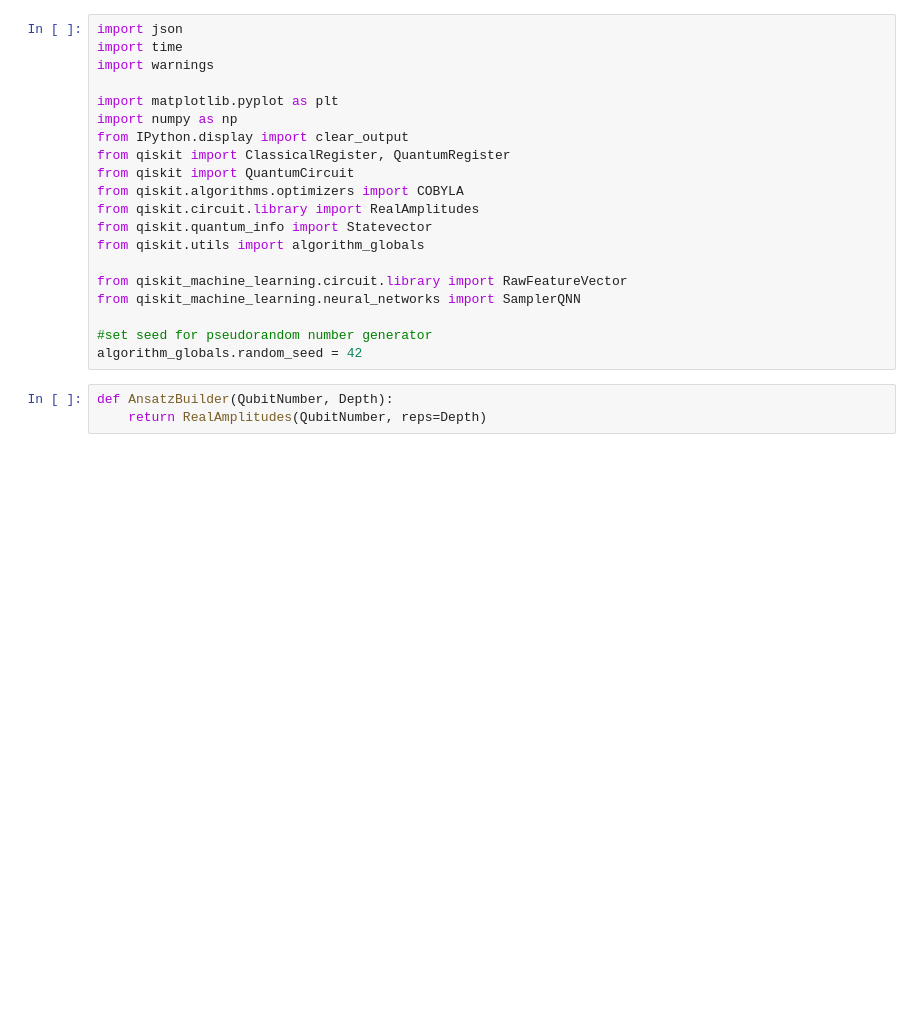
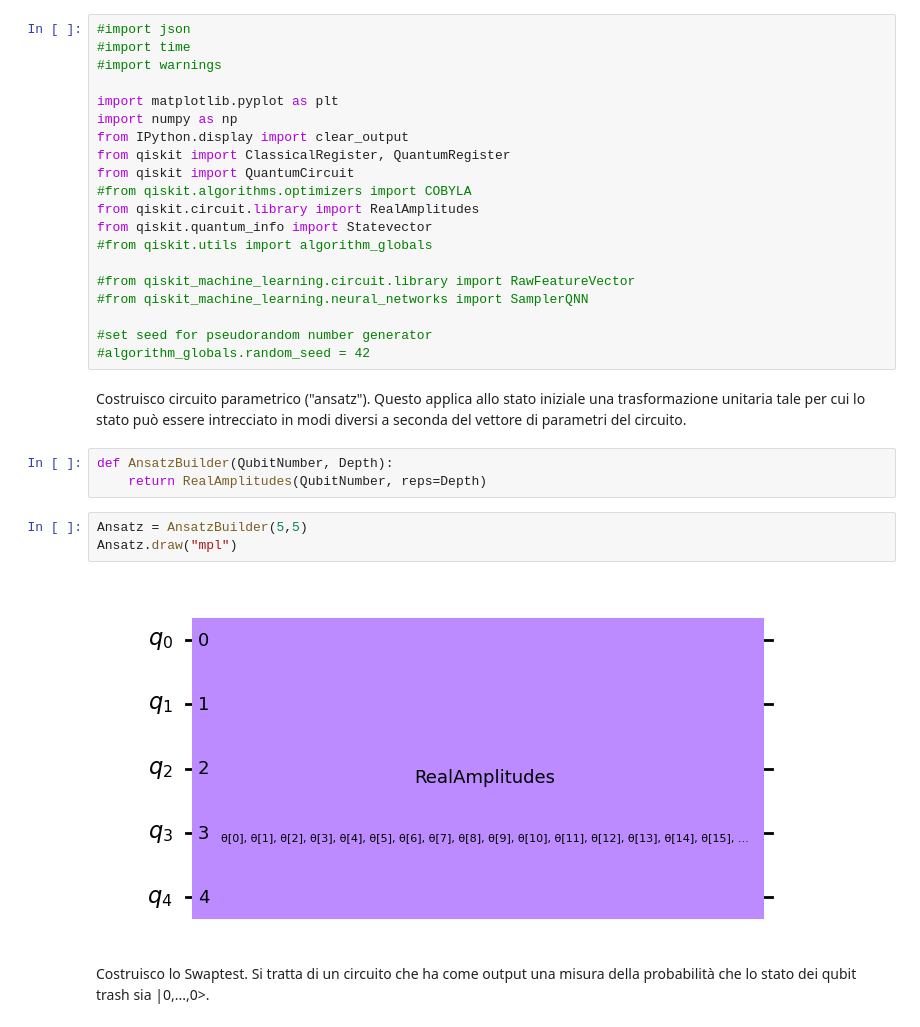
Before and after one commit to mattia-robbiano/quantum-autoencoder, a Jupyter notebook: main.ipynb, the cells around one changed output. Cells and saved outputs as stored; diff of their text form; blank space fills up the shorter version.

Commit message:
completed circuit structure

```diff
--- a/main.ipynb
+++ b/main.ipynb
@@ -1,24 +1,33 @@
 # %%
-import json
-import time
-import warnings
+#import json
+#import time
+#import warnings
 
 import matplotlib.pyplot as plt
 import numpy as np
 from IPython.display import clear_output
 from qiskit import ClassicalRegister, QuantumRegister
 from qiskit import QuantumCircuit
-from qiskit.algorithms.optimizers import COBYLA
+#from qiskit.algorithms.optimizers import COBYLA
 from qiskit.circuit.library import RealAmplitudes
 from qiskit.quantum_info import Statevector
-from qiskit.utils import algorithm_globals
+#from qiskit.utils import algorithm_globals
 
-from qiskit_machine_learning.circuit.library import RawFeatureVector
-from qiskit_machine_learning.neural_networks import SamplerQNN
+#from qiskit_machine_learning.circuit.library import RawFeatureVector
+#from qiskit_machine_learning.neural_networks import SamplerQNN
 
 #set seed for pseudorandom number generator
-algorithm_globals.random_seed = 42
+#algorithm_globals.random_seed = 42
+# %% [markdown]
+Costruisco circuito parametrico ("ansatz"). Questo applica allo stato iniziale una trasformazione unitaria tale per cui lo stato può essere intrecciato in modi diversi a seconda del vettore di parametri del circuito.
 # %%
 def AnsatzBuilder(QubitNumber, Depth):
     return RealAmplitudes(QubitNumber, reps=Depth)
+# %%
+Ansatz = AnsatzBuilder(5,5)
+Ansatz.draw("mpl")
+# %% [output]
+[figure, added]
+# %% [markdown]
+Costruisco lo Swaptest. Si tratta di un circuito che ha come output una misura della probabilità che lo stato dei qubit trash sia |0,...,0>.
 # %%
```
Also changed, not shown: parts of 11 cells of this notebook.
